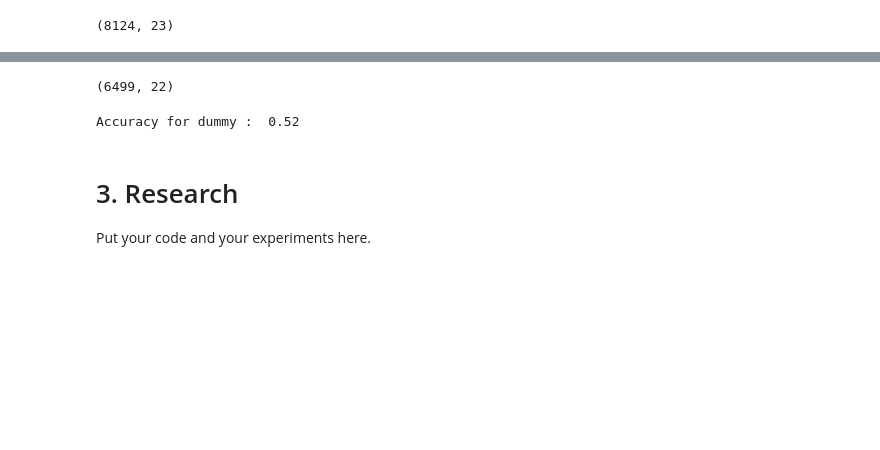
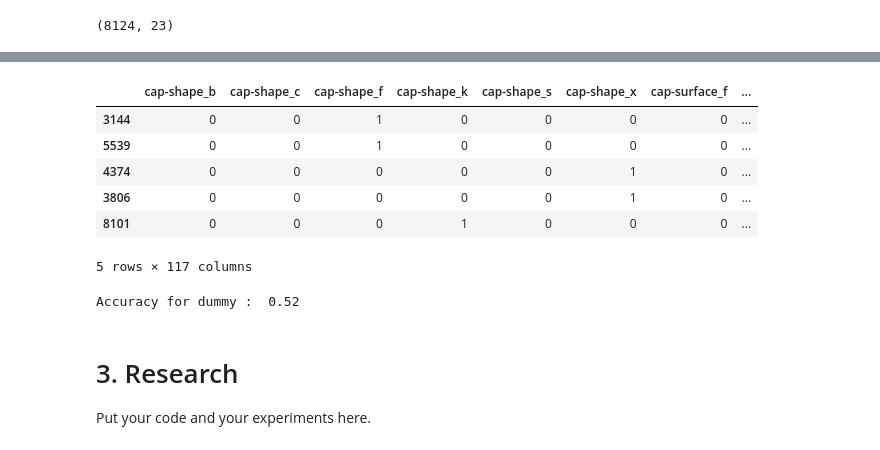
Before and after one commit to j23-cs167/project-2-nickwharff, a Jupyter notebook: Project2_wharff.ipynb, the cells around one changed output, grey strips where cells are left out. Cells and saved outputs as stored; diff of their text form; code cells hidden in the pictures; blank space fills up the shorter version.

```diff
--- a/Project2_wharff.ipynb
+++ b/Project2_wharff.ipynb
@@ -63,13 +61,24 @@ TypeError: ignored
 # %%
 from sklearn.model_selection import train_test_split
 from sklearn.preprocessing import StandardScaler
 
+target = 'class'
+predictors = shroom_dum.columns.drop(target)
+
 train_data, test_data, train_sln, test_sln = \
-        train_test_split(shroom[predictors], shroom[target], test_size = 0.2, random_state=41)
+        train_test_split(shroom_dum[predictors], shroom_dum[target], test_size = 0.2, random_state=41)
 
 train_data.shape
+
+train_data.head()
 # %% [output]
+|  | cap-shape_b | cap-shape_c | cap-shape_f | cap-shape_k | cap-shape_s | cap-shape_x | cap-surface_f | ... |
+| 3144 | 0 | 0 | 1 | 0 | 0 | 0 | 0 | ... |
+| 5539 | 0 | 0 | 1 | 0 | 0 | 0 | 0 | ... |
+| 4374 | 0 | 0 | 0 | 0 | 0 | 1 | 0 | ... |
+| 3806 | 0 | 0 | 0 | 0 | 0 | 1 | 0 | ... |
+| 8101 | 0 | 0 | 0 | 1 | 0 | 0 | 0 | ... |
-(6499, 22)
+5 rows × 117 columns
 # %%
 # Baseline
 
```
Also changed, not shown: parts of 11 cells of this notebook.
